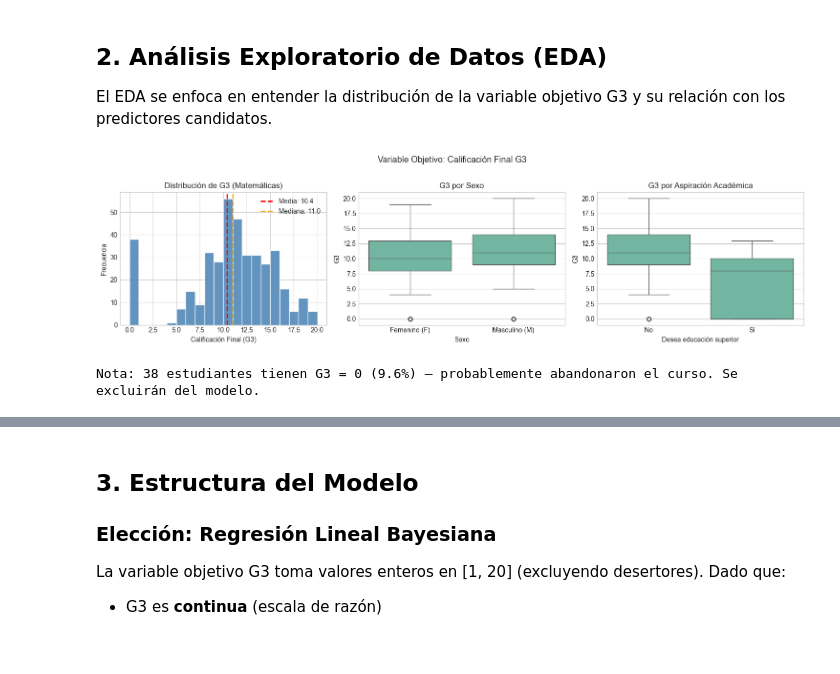
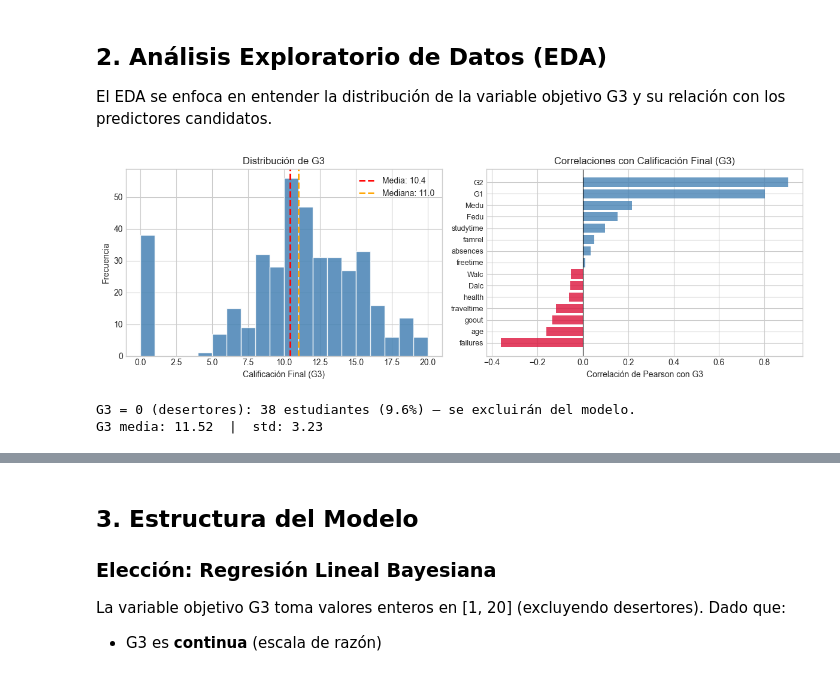
Before and after one commit to maxaguayo01/proyecto_bayes, a Jupyter notebook: proyecto.ipynb, the cells around one changed output, grey strips where cells are left out. Saved outputs shown, nothing was run; the diff lists cells and outputs as text; code cells hidden in the pictures.

```diff
--- a/proyecto.ipynb
+++ b/proyecto.ipynb
@@ -119,40 +121,39 @@ mat[['age', 'Medu', 'Fedu', 'studytime', 'failures',
 
 El EDA se enfoca en entender la distribución de la variable objetivo G3 y su relación con los predictores candidatos.
 # %%
-fig, axes = plt.subplots(1, 3, figsize=(15, 4))
+fig, axes = plt.subplots(1, 2, figsize=(12, 4))
 
-# Histograma G3
+# Distribución de G3
 axes[0].hist(mat['G3'], bins=20, color='steelblue', edgecolor='white', alpha=0.85)
 axes[0].axvline(mat['G3'].mean(), color='red', linestyle='--', lw=2,
                 label=f'Media: {mat["G3"].mean():.1f}')
 axes[0].axvline(mat['G3'].median(), color='orange', linestyle='--', lw=2,
                 label=f'Mediana: {mat["G3"].median():.1f}')
 axes[0].set_xlabel('Calificación Final (G3)')
 axes[0].set_ylabel('Frecuencia')
-axes[0].set_title('Distribución de G3 (Matemáticas)')
+axes[0].set_title('Distribución de G3')
 axes[0].legend()
 
-# G3 por sexo
-sns.boxplot(data=mat, x='sex', y='G3', ax=axes[1])
-axes[1].set_xlabel('Sexo')
-axes[1].set_ylabel('G3')
-axes[1].set_title('G3 por Sexo')
-axes[1].set_xticklabels(['Femenino (F)', 'Masculino (M)'])
+# Correlaciones con G3 (barras horizontales)
+numeric_cols = ['G1', 'G2', 'Medu', 'Fedu', 'studytime', 'famrel',
+                'absences', 'freetime', 'Walc', 'Dalc', 'health',
+                'traveltime', 'goout', 'age', 'failures']
+corrs = mat[numeric_cols + ['G3']].corr()['G3'].drop('G3').sort_values()
+colors_bar = ['crimson' if v < 0 else 'steelblue' for v in corrs.values]
+axes[1].barh(range(len(corrs)), corrs.values, color=colors_bar, alpha=0.8)
+axes[1].set_yticks(range(len(corrs)))
+axes[1].set_yticklabels(corrs.index, fontsize=9)
+axes[1].axvline(0, color='black', lw=0.8)
+axes[1].set_xlabel('Correlación de Pearson con G3')
+axes[1].set_title('Correlaciones con Calificación Final (G3)')
 
-# G3 por aspiración a educación superior
-sns.boxplot(data=mat, x='higher', y='G3', ax=axes[2])
-axes[2].set_xlabel('Desea educación superior')
-axes[2].set_ylabel('G3')
-axes[2].set_title('G3 por Aspiración Académica')
-axes[2].set_xticklabels(['No', 'Sí'])
-
-plt.suptitle('Variable Objetivo: Calificación Final G3', fontsize=13, y=1.02)
 plt.tight_layout()
 plt.show()
 
 n_zeros = (mat['G3'] == 0).sum()
-print(f"Nota: {n_zeros} estudiantes tienen G3 = 0 ({n_zeros/len(mat):.1%}) — "
-      "probablemente abandonaron el curso. Se excluirán del modelo.")
+print(f"G3 = 0 (desertores): {n_zeros} estudiantes ({n_zeros/len(mat):.1%}) — se excluirán del modelo.")
+print(f"G3 media: {mat[mat['G3']>0]['G3'].mean():.2f}  |  std: {mat[mat['G3']>0]['G3'].std():.2f}")
 # %% [output]
-[figure, old version]
+[figure, new version]
-Nota: 38 estudiantes tienen G3 = 0 (9.6%) — probablemente abandonaron el curso. Se excluirán del modelo.
+G3 = 0 (desertores): 38 estudiantes (9.6%) — se excluirán del modelo.
+G3 media: 11.52  |  std: 3.23
```
Also changed, not shown: parts of 8 cells of this notebook.
